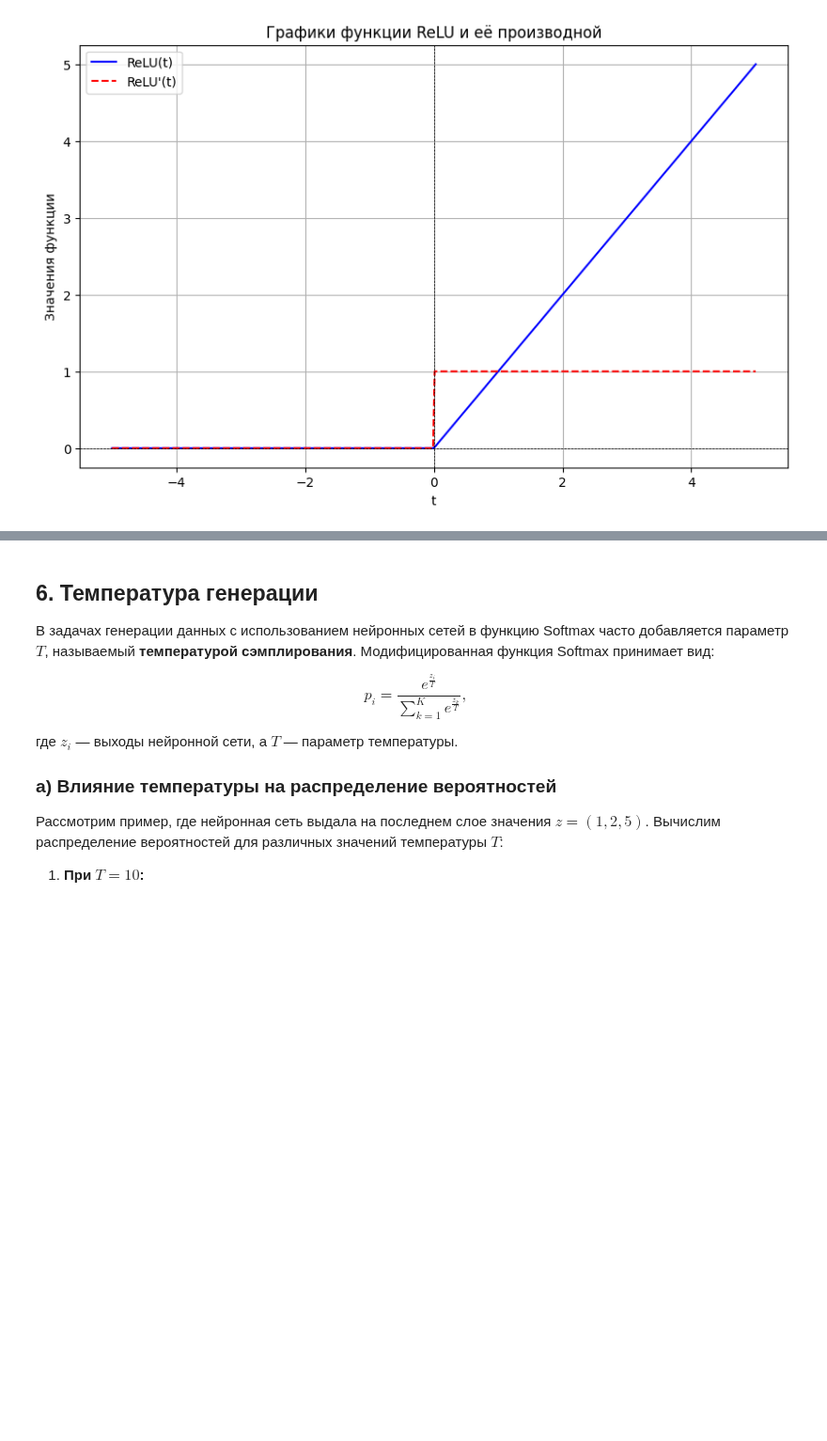
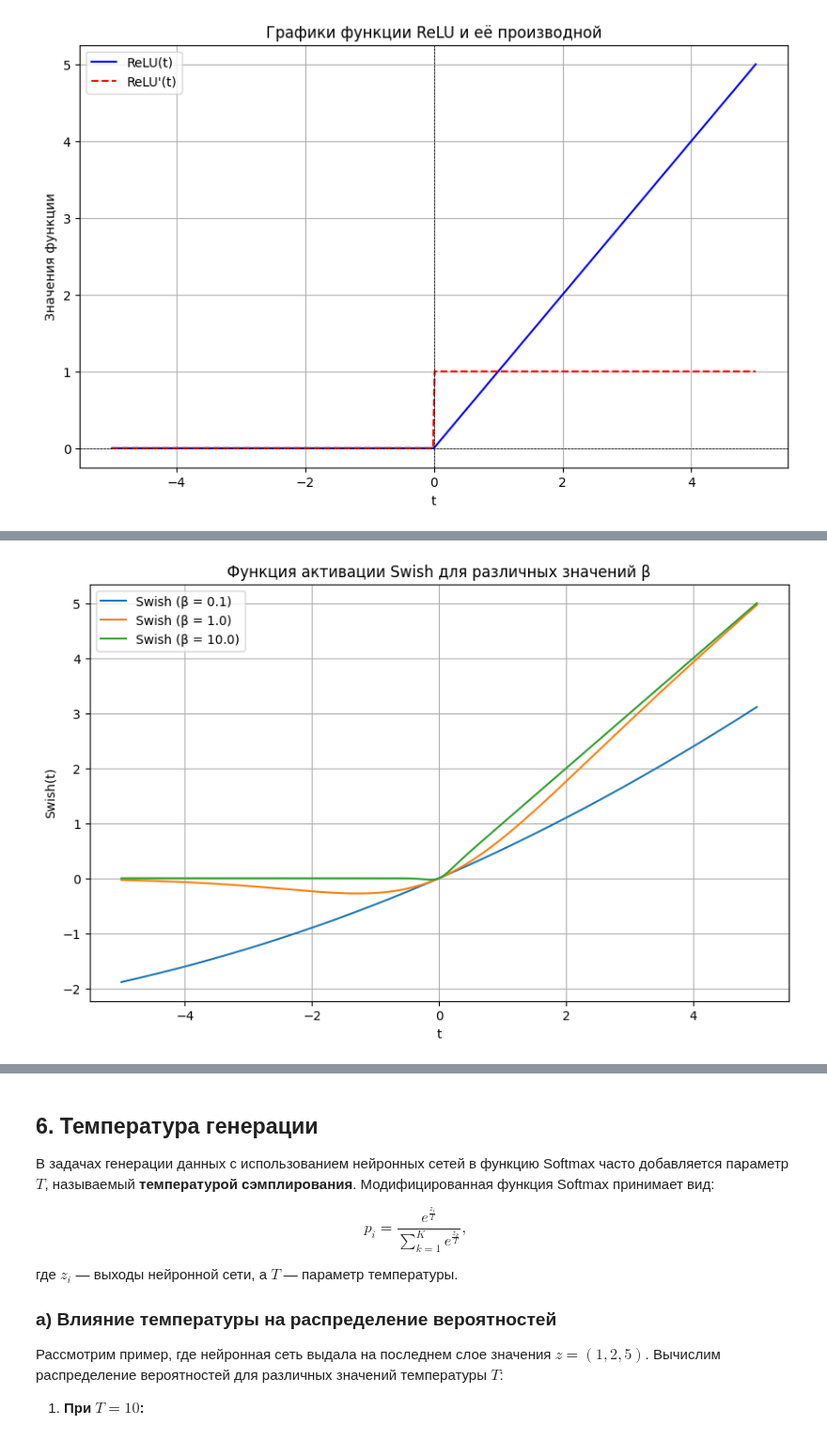
Before and after one commit to Fairim/ABC_DataMining, a Jupyter notebook: DL/3_Функции_активации_в_нейронных_сетях.ipynb, the cells around one changed output, grey strips where cells are left out. Shown at 94% size. Drawn from its saved outputs; the diff is of its cells as text; code cells hidden in the pictures; blank space fills up the shorter version.

```diff
--- a/DL/3_Функции_активации_в_нейронных_сетях.ipynb
+++ b/DL/3_Функции_активации_в_нейронных_сетях.ipynb
@@ -1027,0 +1106,53 @@ Mish сочетает в себе преимущества Swish и ELU, обе
+# %%
+import numpy as np
+import matplotlib.pyplot as plt
+
+def sigmoid(t):
+    """
+    Сигмоидная функция.
+
+    Параметры:
+    t : array-like или float
+        Входные данные.
+
+    Возвращает:
+    array-like или float
+        Значения сигмоидной функции.
+    """
+    return 1 / (1 + np.exp(-t))
+
+def swish(t, beta=1.0):
+    """
+    Функция активации Swish.
+
+    Параметры:
+    t : array-like или float
+        Входные данные.
+    beta : float, optional
+        Параметр beta, по умолчанию равен 1.0.
+
+    Возвращает:
+    array-like или float
+        Значения функции Swish.
+    """
+    return t * sigmoid(beta * t)
+
+# Пример использования
+t = np.linspace(-5, 5, 500)
+beta_values = [0.1, 1.0, 10.0]  # Разные значения beta
+
+# Построение графиков для разных значений beta
+plt.figure(figsize=(10, 6))
+
+for beta in beta_values:
+    swish_values = swish(t, beta)
+    plt.plot(t, swish_values, label=f'Swish (β = {beta})')
+
+plt.title('Функция активации Swish для различных значений β')
+plt.xlabel('t')
+plt.ylabel('Swish(t)')
+plt.grid(True)
+plt.legend()
+plt.show()
+# %% [output]
+[figure, added]
```
Also changed, not shown: parts of 7 cells of this notebook.
